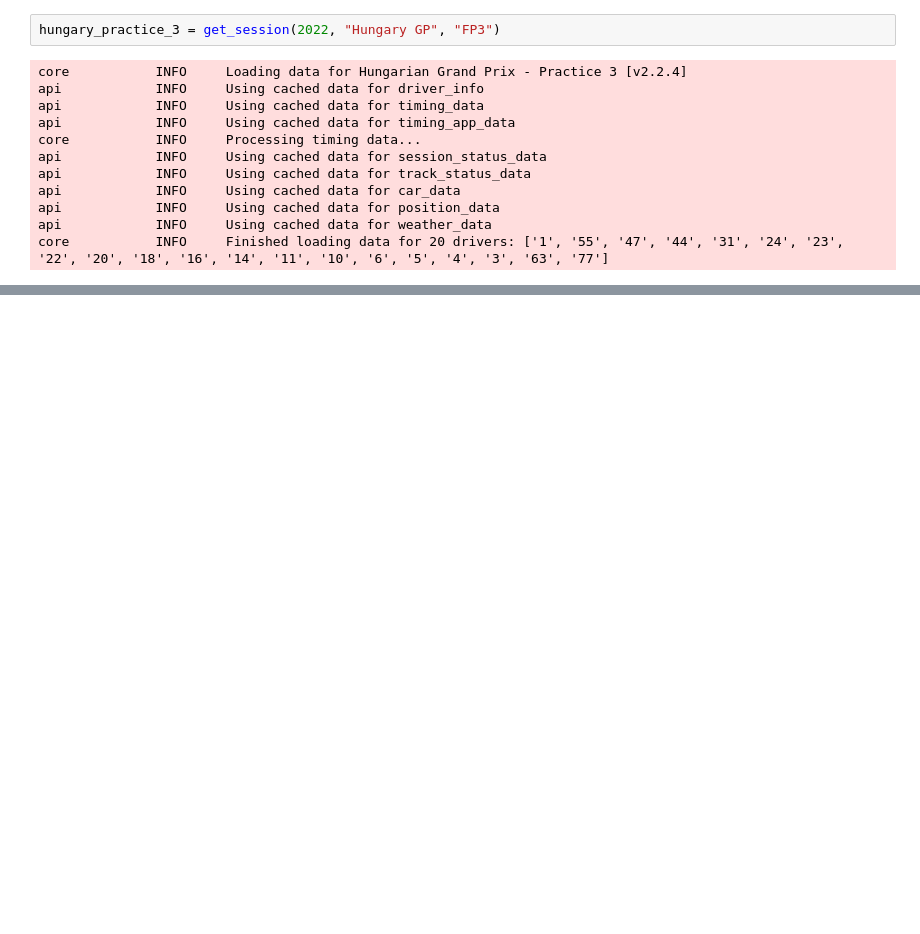
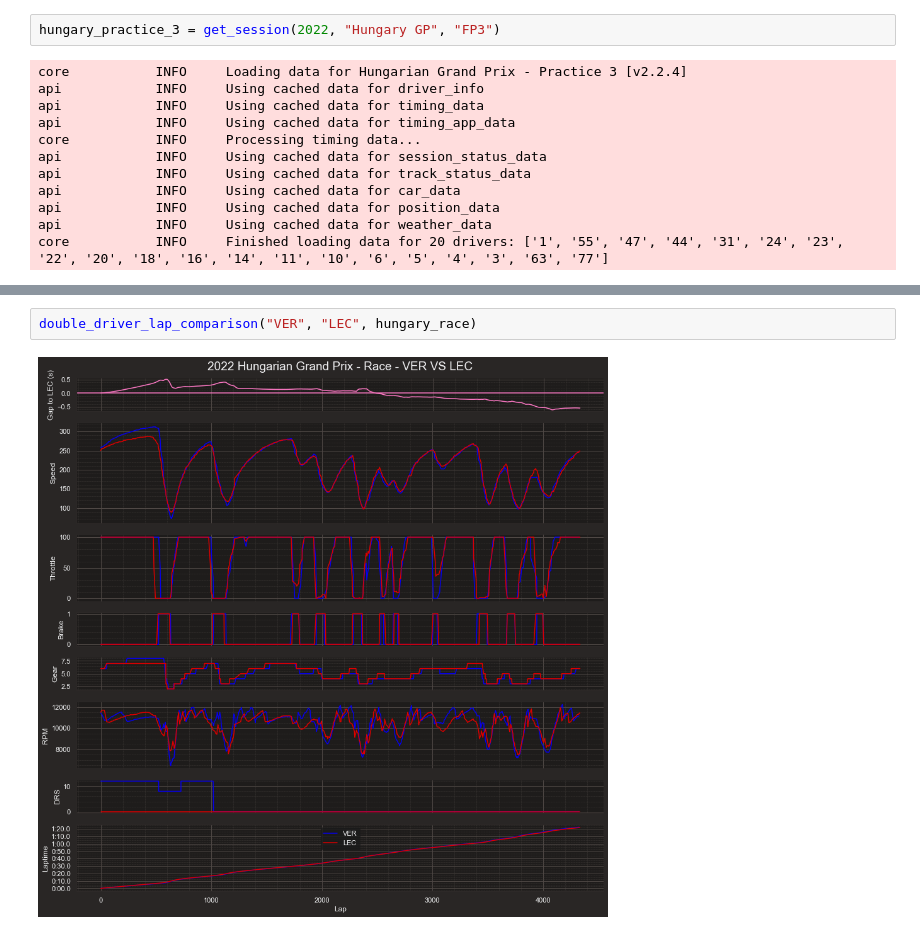
Before and after one commit to CamStevens15/F1_2022_race_analytics, a Jupyter notebook: Code_Analysis/Hungary_GP.ipynb, the cells around one changed output, grey strips where cells are left out. Saved outputs shown, nothing was run; the diff lists cells and outputs as text; blank space fills up the shorter version.

```diff
--- a/Code_Analysis/Hungary_GP.ipynb
+++ b/Code_Analysis/Hungary_GP.ipynb
@@ -43,0 +112,4 @@ double_driver_lap_comparison("HAM","BOT", hungary_race)
+# %%
+double_driver_lap_comparison("VER", "LEC", hungary_race)
+# %% [output]
+[figure, added]
```
Also changed, not shown: parts of 22 cells of this notebook, 1 other file.
